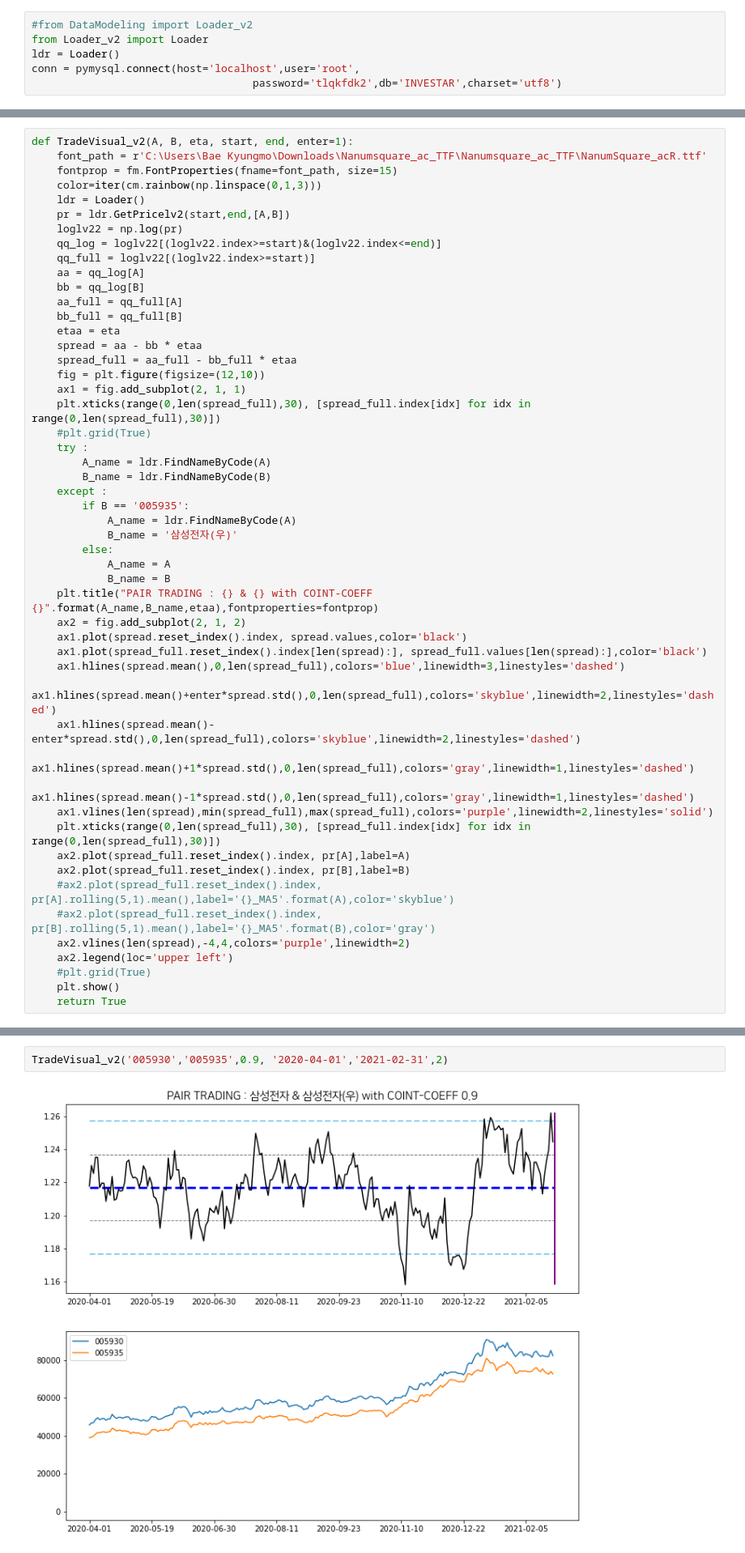
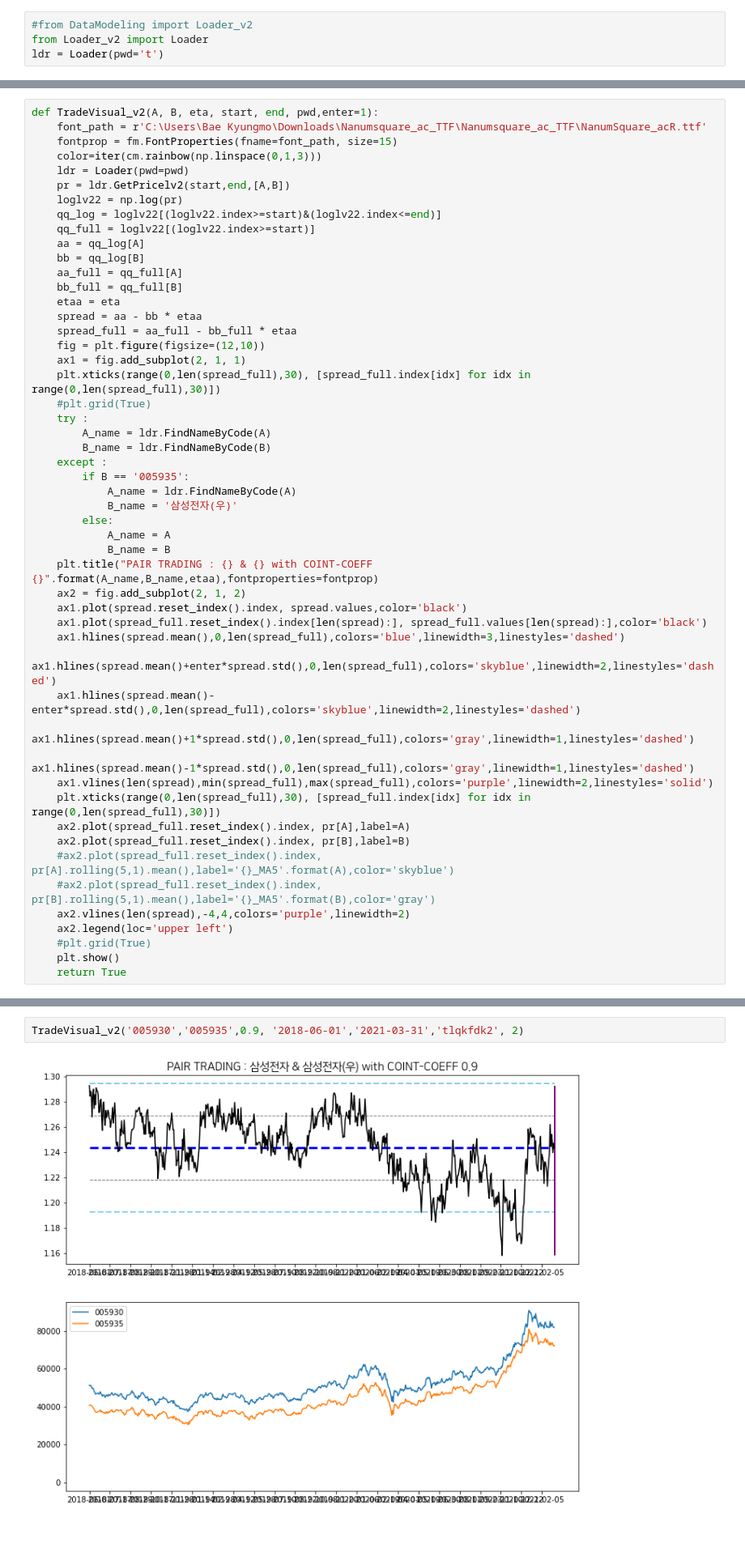
Before and after one commit to hossunny/StockTradingAutomation, a Jupyter notebook: MachineLearning/SpreadPrediction_DT.ipynb, the cells around one changed output, grey strips where cells are left out. Shown at 81% size. Saved outputs shown, nothing was run; the diff lists cells and outputs as text.

```diff
--- a/MachineLearning/SpreadPrediction_DT.ipynb
+++ b/MachineLearning/SpreadPrediction_DT.ipynb
@@ -46,9 +46,7 @@ sys.path.append('C:\\Users\Bae Kyungmo\OneDrive\Desktop\StockTraidingAutomation\
 # %%
 #from DataModeling import Loader_v2
 from Loader_v2 import Loader
-ldr = Loader()
-conn = pymysql.connect(host='localhost',user='root',
-                                   password='tlqkfdk2',db='INVESTAR',charset='utf8')
+ldr = Loader(pwd='t')
 # %%
 def Correlation_v3(log_pr, cutoff=0.05):
     rst = pd.DataFrame(columns=['corr','A','B'])
@@ -162,11 +160,11 @@ def ExpectedEarning_v2(a, b, eta, pr, enter=1, position='A'):
 
     return earnings, trade_num, max_term
 # %%
-def TradeVisual_v2(A, B, eta, start, end, enter=1):
+def TradeVisual_v2(A, B, eta, start, end, pwd,enter=1):
     font_path = r'C:\Users\Bae Kyungmo\Downloads\Nanumsquare_ac_TTF\Nanumsquare_ac_TTF\NanumSquare_acR.ttf'
     fontprop = fm.FontProperties(fname=font_path, size=15)
     color=iter(cm.rainbow(np.linspace(0,1,3)))
-    ldr = Loader()
+    ldr = Loader(pwd=pwd)
     pr = ldr.GetPricelv2(start,end,[A,B])
     loglv22 = np.log(pr)
     qq_log = loglv22[(loglv22.index>=start)&(loglv22.index<=end)]
@@ -402,7 +400,7 @@ rst2
 # %%
-TradeVisual_v2('005930','005935',0.9, '2020-04-01','2021-02-31',2)
+TradeVisual_v2('005930','005935',0.9, '2018-06-01','2021-03-31','tlqkfdk2', 2)
 # %% [output]
-[figure, old version]
+[figure, new version]
 True
 # %%
 def SpreadValues(code1, code2, eta, start, end):
```
Also changed, not shown: parts of 45 cells of this notebook, 2 other files.
